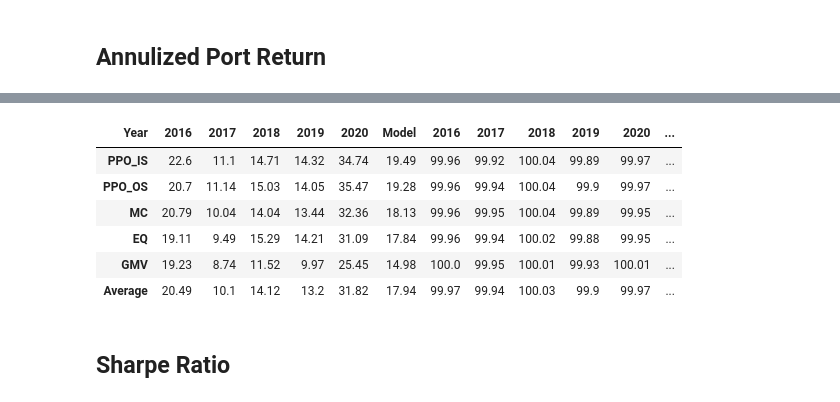
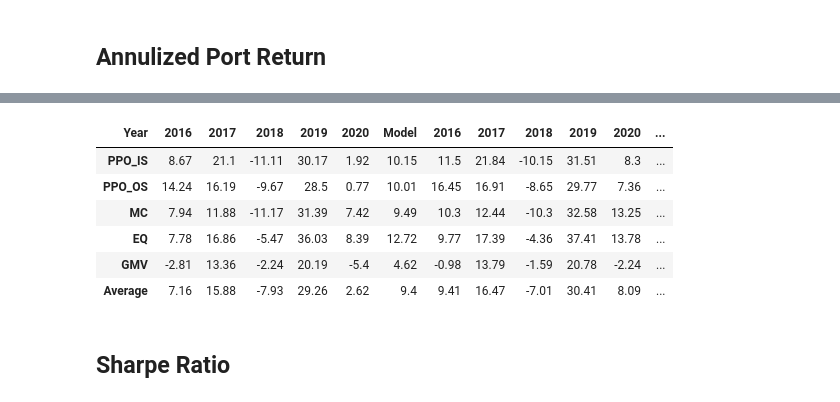
Before and after one commit to liyalihua/MasterThesis, a Jupyter notebook: 5_CompareResults.ipynb, the cells around one changed output, grey strips where cells are left out. Saved outputs shown, nothing was run; the diff lists cells and outputs as text; code cells hidden in the pictures.

```diff
--- a/5_CompareResults.ipynb
+++ b/5_CompareResults.ipynb
@@ -249,13 +256,13 @@ annulized_return.T.plot.bar()
 # %%
-pd.concat([annulized_vol,annulized_return], axis=1) # too big
+pd.concat([gar,annulized_return], axis=1)
 # %% [output]
 | Year | 2016 | 2017 | 2018 | 2019 | 2020 | Model | 2016 | 2017 | 2018 | 2019 | 2020 | ... |
-| PPO_IS | 22.6 | 11.1 | 14.71 | 14.32 | 34.74 | 19.49 | 99.96 | 99.92 | 100.04 | 99.89 | 99.97 | ... |
-| PPO_OS | 20.7 | 11.14 | 15.03 | 14.05 | 35.47 | 19.28 | 99.96 | 99.94 | 100.04 | 99.9 | 99.97 | ... |
-| MC | 20.79 | 10.04 | 14.04 | 13.44 | 32.36 | 18.13 | 99.96 | 99.95 | 100.04 | 99.89 | 99.95 | ... |
-| EQ | 19.11 | 9.49 | 15.29 | 14.21 | 31.09 | 17.84 | 99.96 | 99.94 | 100.02 | 99.88 | 99.95 | ... |
-| GMV | 19.23 | 8.74 | 11.52 | 9.97 | 25.45 | 14.98 | 100.0 | 99.95 | 100.01 | 99.93 | 100.01 | ... |
-| Average | 20.49 | 10.1 | 14.12 | 13.2 | 31.82 | 17.94 | 99.97 | 99.94 | 100.03 | 99.9 | 99.97 | ... |
+| PPO_IS | 8.67 | 21.1 | -11.11 | 30.17 | 1.92 | 10.15 | 11.5 | 21.84 | -10.15 | 31.51 | 8.3 | ... |
+| PPO_OS | 14.24 | 16.19 | -9.67 | 28.5 | 0.77 | 10.01 | 16.45 | 16.91 | -8.65 | 29.77 | 7.36 | ... |
+| MC | 7.94 | 11.88 | -11.17 | 31.39 | 7.42 | 9.49 | 10.3 | 12.44 | -10.3 | 32.58 | 13.25 | ... |
+| EQ | 7.78 | 16.86 | -5.47 | 36.03 | 8.39 | 12.72 | 9.77 | 17.39 | -4.36 | 37.41 | 13.78 | ... |
+| GMV | -2.81 | 13.36 | -2.24 | 20.19 | -5.4 | 4.62 | -0.98 | 13.79 | -1.59 | 20.78 | -2.24 | ... |
+| Average | 7.16 | 15.88 | -7.93 | 29.26 | 2.62 | 9.4 | 9.41 | 16.47 | -7.01 | 30.41 | 8.09 | ... |
 # %% [markdown]
 ## Sharpe Ratio
 # %% [markdown]
```
Also changed, not shown: parts of 35 cells of this notebook, 9 other files.
